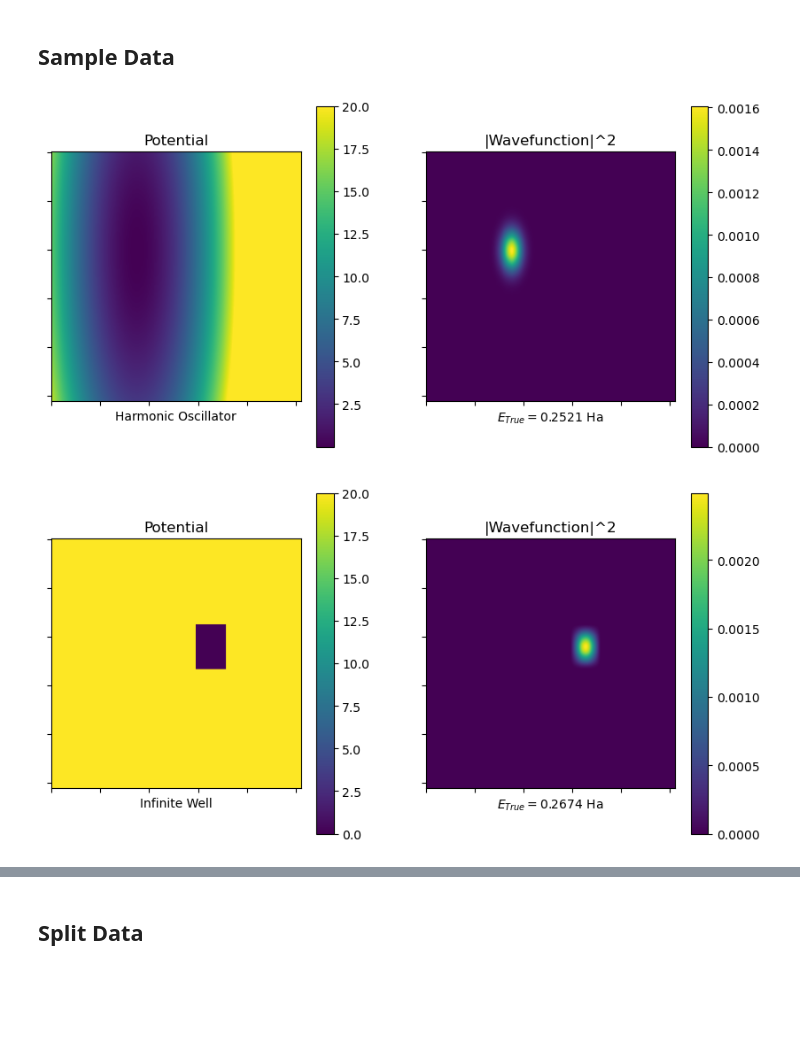
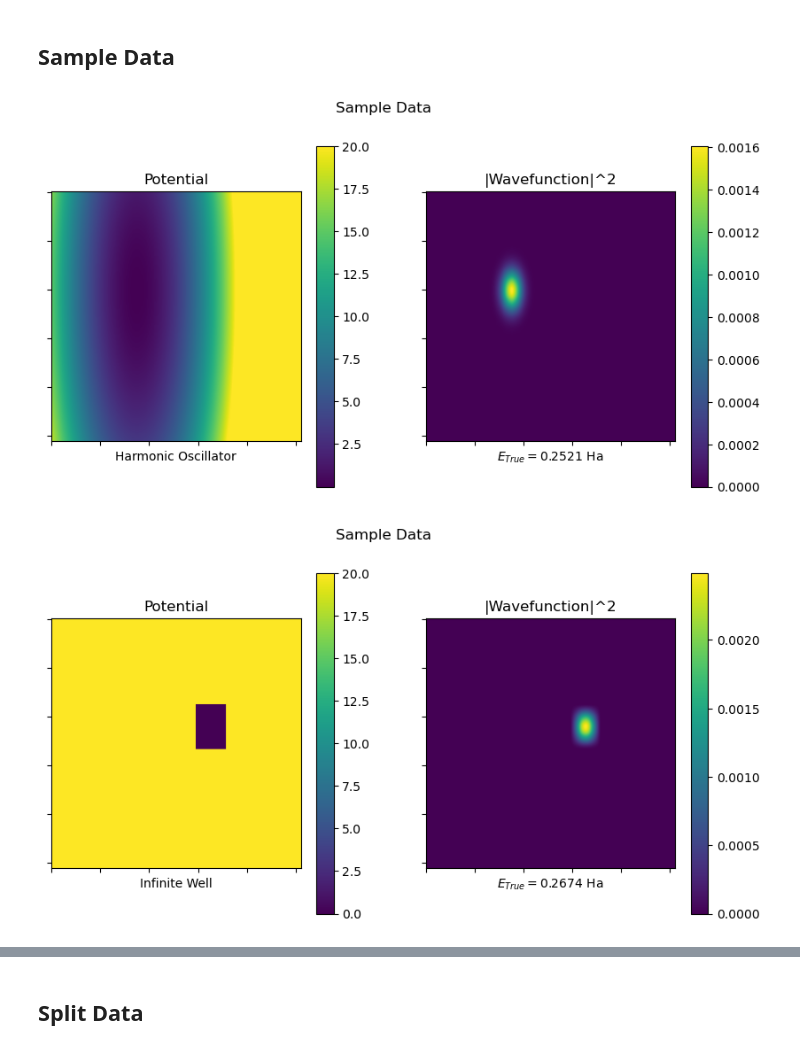
Before and after one commit to jonahmougoue/Quantum-ML-Models, a Jupyter notebook: Part1/predict_energy.ipynb, the cells around one changed output, grey strips where cells are left out. Saved outputs shown, nothing was run; the diff lists cells and outputs as text; code cells hidden in the pictures; blank space fills up the shorter version.

```diff
--- a/Part1/predict_energy.ipynb
+++ b/Part1/predict_energy.ipynb
@@ -32,12 +32,12 @@ Loading data into memory
 # %%
 from HelperFunctions.print_image import print_img
 sample_idx = [0,5000,10000,15000,20000] if potential_type == 'all' else [0]
 for idx in sample_idx:
     potential = dset[idx]['potential']
     wavefunction2 = dset[idx]['wavefunction2']
     energy = dset[idx]['energy']
-    potential_label = dset[idx]['potential_label']
-    print_img(potential,wavefunction2,'Potential','|Wavefunction|^2',energy,file_labels[potential_label.item()])
+    potential_index = dset[idx]['potential_index']
+    print_img(potential,wavefunction2,'Potential','|Wavefunction|^2','Sample Data',energy,file_labels[potential_index.item()])
 # %% [output]
-[figure, old version]
+[figure, new version]
-[figure, old version]
+[figure, new version]
```
Also changed, not shown: parts of 6 cells of this notebook, 4 other files.
